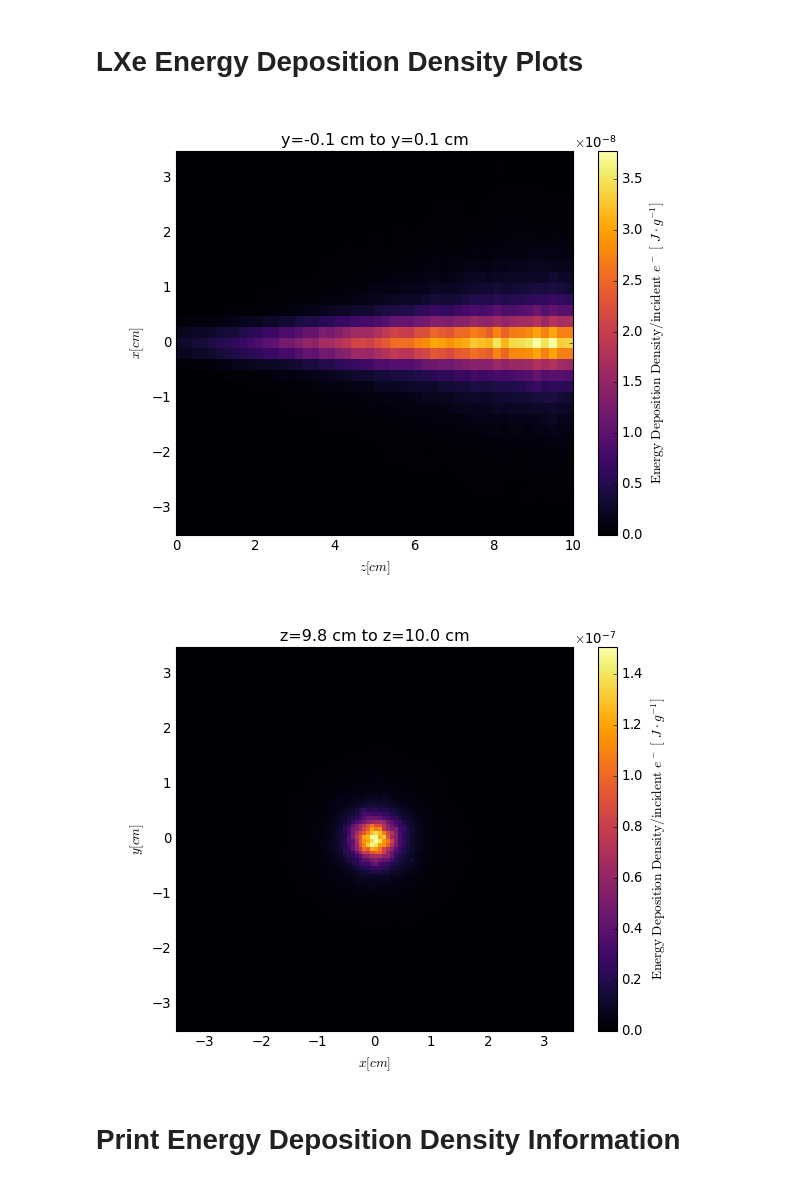
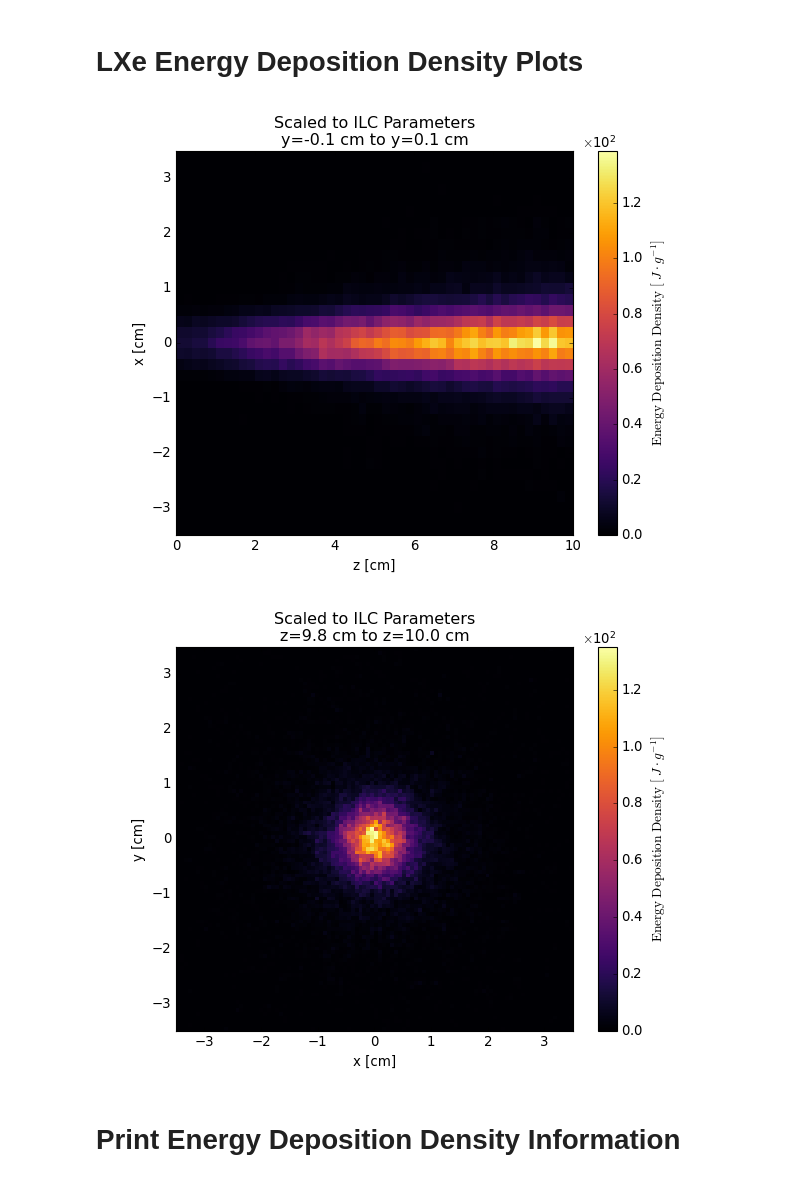
Before and after one commit to MaxVarverakis/G4Bl-LXeSims, a Jupyter notebook: analysis/zslice.ipynb, the cells around one changed output. Drawn from its saved outputs; the diff is of its cells as text; code cells hidden in the pictures.

```diff
--- a/analysis/zslice.ipynb
+++ b/analysis/zslice.ipynb
@@ -42,3 +47,8 @@ WinMass = WinVol * info["rho"][WinMat] # g
+# %%
+n_incident = 2.5e10
+n_bunches = 1312
+
+ILC_scale = n_bunches * n_incident / n_events
 # %% [markdown]
 # Slice info
 # %%
@@ -82,22 +92,25 @@ def calculate_EDD(projection: str, bins: list, mask: bool) -> pd.DataFrame:
             Numpy array containing y bin center coordinate from hist2d.
 
     '''
-    d = {'z': 0, 'x': 1, 'y': 2} # Arranged so that the 'x' and 'y' projections puts z on the x-axis of the histogram
+    d = {'z': 2, 'x': 0, 'y': 1} # Arranged so that the 'x' and 'y' projections puts z on the x-axis of the histogram
     axes = [[key, val] for key,val in d.items() if key != projection]
 
+
     # Calculate the mass corresponding to a bin of the 2D histogram
-    volume = eps/10 * info["LXeDim"][axes[0][1]]/bins[0] * info["LXeDim"][axes[1][1]]/bins[1] # cm^3
-    LXe_bin_mass = volume * info["rho"]["LXe"] # g
-
     if mask:
         df = df_LXe[slice_masks[projection]]
+        volume = eps/10 * info["LXeDim"][axes[0][1]]/bins[0] * info["LXeDim"][axes[1][1]]/bins[1] # cm^3
     else:
         df = df_LXe
+        volume = info["LXeDim"][d[projection]] * info["LXeDim"][axes[0][1]]/bins[0] * info["LXeDim"][axes[1][1]]/bins[1] # cm^3
+
+    LXe_bin_mass = volume * info["rho"]["LXe"] # g
 
     x = df[axes[0][0]]/10
     y = df[axes[1][0]]/10
 
-    h = plt.hist2d(x, y, weights=df['Edep'], bins=bins, cmap='inferno')
+    h = np.histogram2d(x, y, weights=df['Edep'], bins=bins)
+    # h = plt.hist2d(x, y, weights=df['Edep'], bins=bins, cmap='inferno')
 
     x_edges = h[1]
     y_edges = h[2]
@@ -108,9 +121,6 @@ def calculate_EDD(projection: str, bins: list, mask: bool) -> pd.DataFrame:
 
     Edep_per_bin = h[0]
 
-    # Electron charge in C
-    e_charge = 1.602176634e-19
-
     # Extract Edep, convert MeV to J, divide by mass of bin
     EDD = Edep_per_bin * 1e6 * e_charge / LXe_bin_mass # J/g
 
@@ -270,32 +346,32 @@ xy_EDD = calculate_EDD(projection='z', bins=xy_bins, mask=True)
 # %%
 plt.close()
 plt.figure()
-plt.pcolormesh(xz_EDD[0], xz_EDD[1], xz_EDD[2], cmap='inferno')
-plt.xlabel(r'$z [cm]$')
-plt.ylabel(r'$x [cm]$')
-plt.title(f'y={(-eps/2)/10} cm to y={(eps/2)/10} cm')
+plt.pcolormesh(xz_EDD[0], xz_EDD[1], xz_EDD[2] * ILC_scale, cmap='inferno')
+plt.xlabel(r'z [cm]')
+plt.ylabel(r'x [cm]')
+plt.title(f'Scaled to ILC Parameters\ny={(-eps/2)/10} cm to y={(eps/2)/10} cm')
 plt.xlim(0,info["LXeDim"][2])
 plt.ylim(-info["LXeDim"][0]/2,info["LXeDim"][0]/2)
-cb = plt.colorbar(label=r'$\mathrm{Energy\ Deposition\ Density}/\mathrm{incident}\ e^-\ \left[\ J\cdot g^{-1}\right]$')
+cb = plt.colorbar(label=r'$\mathrm{Energy\ Deposition\ Density}\ \left[\ J\cdot g^{-1}\right]$')
 cb.formatter.set_useMathText(True)
 cb.formatter.set_powerlimits((0, 0))
 plt.show()
 
 plt.close()
 plt.figure()
-plt.pcolormesh(xy_EDD[0], xy_EDD[1], xy_EDD[2], cmap='inferno')
-plt.xlabel(r'$x [cm]$')
-plt.ylabel(r'$y [cm]$')
+plt.pcolormesh(xy_EDD[0], xy_EDD[1], xy_EDD[2] * ILC_scale, cmap='inferno')
+plt.xlabel(r'x [cm]')
+plt.ylabel(r'y [cm]')
 plt.xlim(-info["LXeDim"][0]/2,info["LXeDim"][0]/2)
 plt.ylim(-info["LXeDim"][1]/2,info["LXeDim"][1]/2)
-plt.title(f'z={(z_pos-eps/2)/10} cm to z={(z_pos+eps/2)/10} cm')
-cb = plt.colorbar(label=r'$\mathrm{Energy\ Deposition\ Density}/\mathrm{incident}\ e^-\ \left[\ J\cdot g^{-1}\right]$')
+plt.title(f'Scaled to ILC Parameters\nz={(z_pos-eps/2)/10} cm to z={(z_pos+eps/2)/10} cm')
+cb = plt.colorbar(label=r'$\mathrm{Energy\ Deposition\ Density}\ \left[\ J\cdot g^{-1}\right]$')
 cb.formatter.set_useMathText(True)
 cb.formatter.set_powerlimits((0, 0))
 plt.show()
 # %% [output]
-[figure, old version]
+[figure, new version]
-[figure, old version]
+[figure, new version]
 # %% [markdown]
 # Print Energy Deposition Density Information
 # %% [markdown]
```
Also changed, not shown: parts of 28 cells of this notebook, 5 other files.
